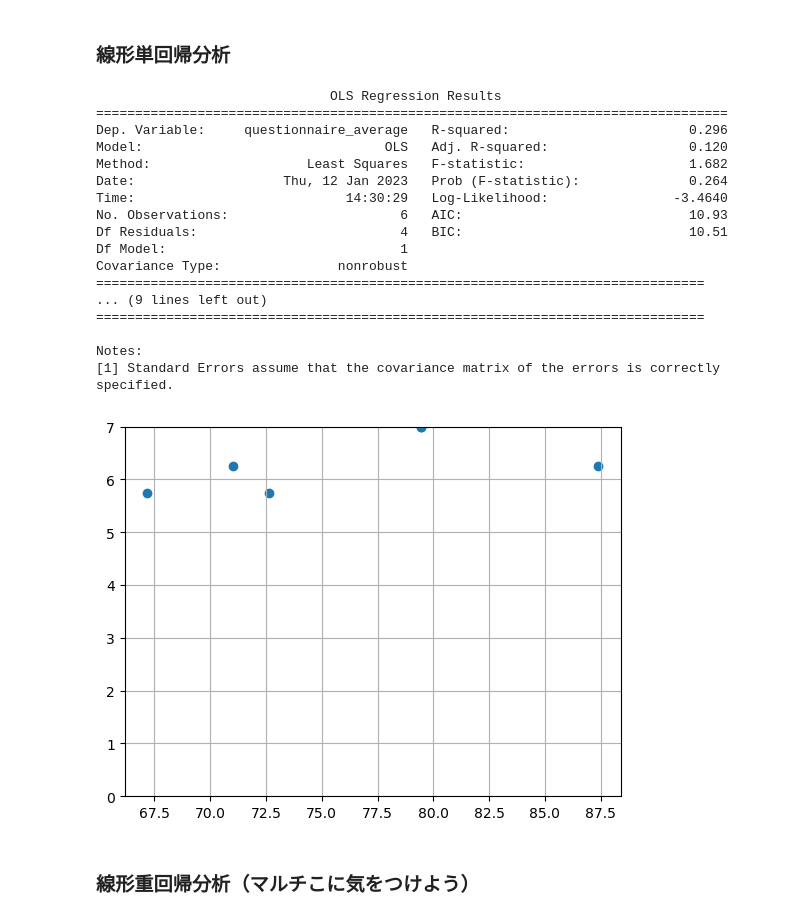
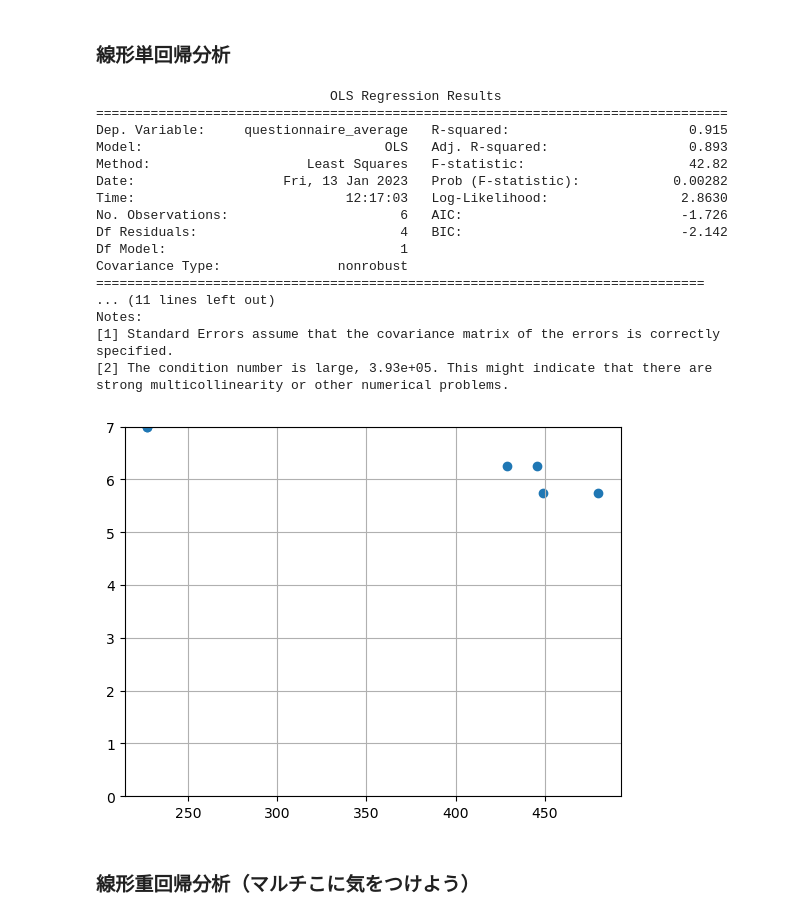
Before and after one commit to miyakooti/ECGAnalysis, a Jupyter notebook: regression_of_flow_score.ipynb, the cells around one changed output. Saved outputs shown, nothing was run; the diff lists cells and outputs as text; code cells hidden in the pictures.

```diff
--- a/regression_of_flow_score.ipynb
+++ b/regression_of_flow_score.ipynb
@@ -75,7 +77,8 @@ for i,path in enumerate(pathes):
     df = df.loc[["flow"]] # seriesとして取り出したいときはこっち
     if i == 0:
         flow_dataset = df
-    flow_dataset = pd.concat([flow_dataset, df], axis=0)
+    else:
+        flow_dataset = pd.concat([flow_dataset, df], axis=0)
 
 flow_dataset
 # %% [output]
@@ -123,43 +128,46 @@ import statsmodels.api as sm
 # %% [markdown]
 ### 線形単回帰分析
 # %%
-x = flow_dataset[["bpm"]]
+x = flow_dataset[["lf"]]
 y = flow_dataset[["questionnaire_average"]]
 
 plt.scatter(x,y)
 plt.ylim(0, 7)
 plt.grid(True)
+
+# X = np.column_stack((x, x**2))
+x = x**2
 
 #全要素が1の列を説明変数の先頭に追加（絶対必要！！）
 X = sm.add_constant(x)
 
 #モデルの設定
 model = sm.OLS(y, X)
 
 #回帰分析の実行
 results = model.fit()
 
 #結果の詳細を表示
 print(results.summary())
 # %% [output]
                               OLS Regression Results
 =================================================================================
-Dep. Variable:     questionnaire_average   R-squared:                       0.296
-Model:                               OLS   Adj. R-squared:                  0.120
-Method:                    Least Squares   F-statistic:                     1.682
-Date:                   Thu, 12 Jan 2023   Prob (F-statistic):              0.264
-Time:                           14:30:29   Log-Likelihood:                -3.4640
-No. Observations:                      6   AIC:                             10.93
-Df Residuals:                          4   BIC:                             10.51
+Dep. Variable:     questionnaire_average   R-squared:                       0.915
+Model:                               OLS   Adj. R-squared:                  0.893
+Method:                    Least Squares   F-statistic:                     42.82
+Date:                   Fri, 13 Jan 2023   Prob (F-statistic):            0.00282
+Time:                           12:17:03   Log-Likelihood:                 2.8630
+No. Observations:                      6   AIC:                            -1.726
+Df Residuals:                          4   BIC:                            -2.142
 Df Model:                              1
 Covariance Type:               nonrobust
 ==============================================================================
-... (9 lines left out)
-==============================================================================
-
+... (11 lines left out)
 Notes:
 [1] Standard Errors assume that the covariance matrix of the errors is correctly specified.
+[2] The condition number is large, 3.93e+05. This might indicate that there are
+strong multicollinearity or other numerical problems.
-[figure, old version]
+[figure, new version]
 # %% [markdown]
 ### 線形重回帰分析（マルチこに気をつけよう）
 # %%
```
Also changed, not shown: parts of 8 cells of this notebook.
